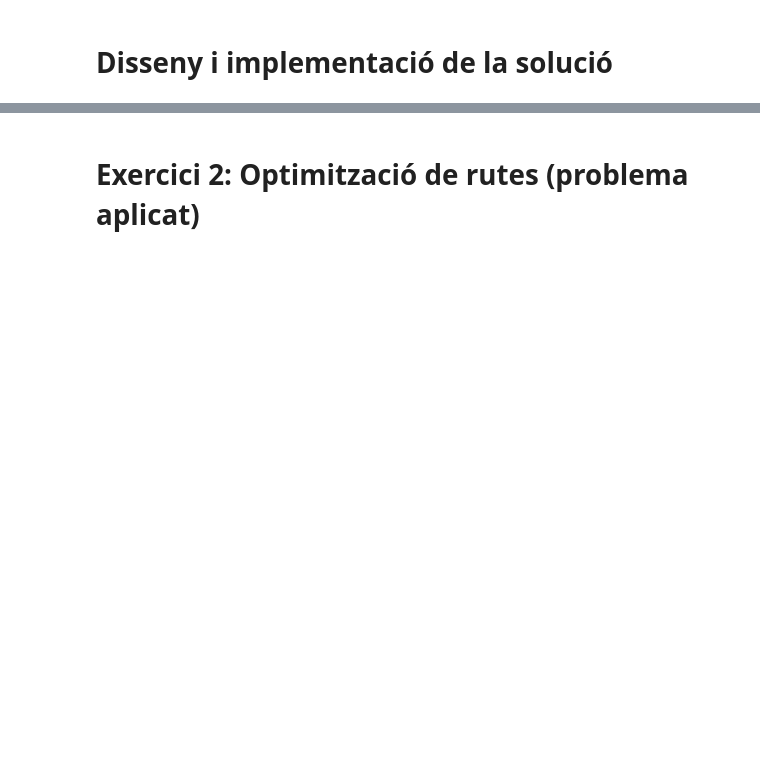
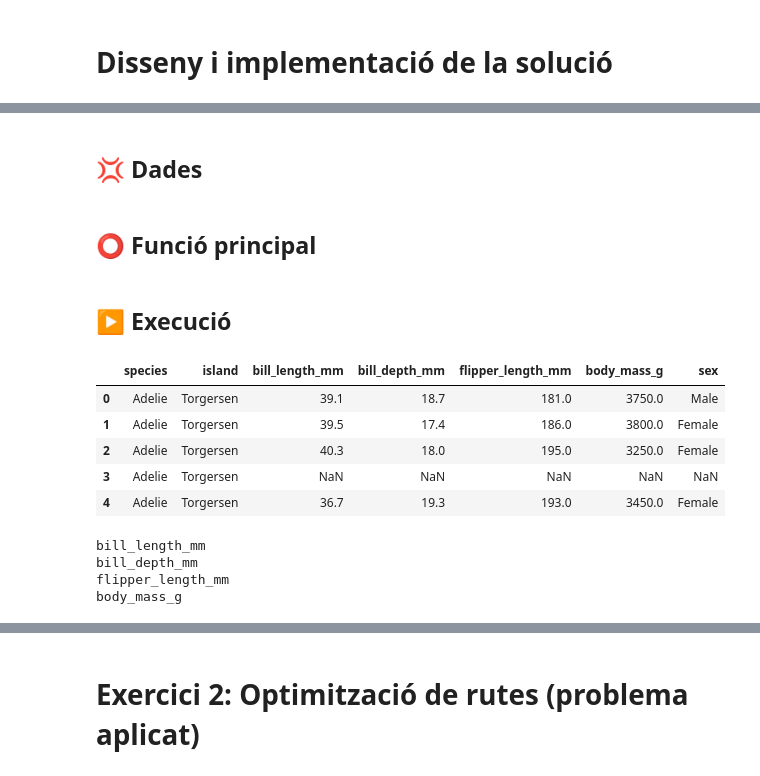
Before and after one commit to roser740/Data-Analytics, a Jupyter notebook: TASQUES S8/TS8_01_roser_carrera.ipynb, the cells around one changed output, grey strips where cells are left out. Saved outputs shown, nothing was run; the diff lists cells and outputs as text; code cells hidden in the pictures; blank space fills up the shorter version.

```diff
--- a/TASQUES S8/TS8_01_roser_carrera.ipynb
+++ b/TASQUES S8/TS8_01_roser_carrera.ipynb
@@ -1453,7 +1446,7 @@ Drive already mounted at /content/drive; to attempt to forcibly remount, call dr
 Un cop fet això ja podem guardar els fitxers a qualsevol carpeta del Drive.
 En el nostre cas els guardarem a la següent ruta:
 # %%
-path = '/content/drive/My Drive/Data_Analytics/'
+path_dades = '/content/drive/My Drive/Data_Analytics/dades/'
 # %% [markdown]
 ## 🧩 **Implementació de les funcions**
 # %% [markdown]
@@ -1544,0 +1527,55 @@ grup.plot.bar(x='Ciutat', y='Salari mensual')
+# %% [markdown]
+## 💢 **Dades**
+# %%
+path_grafics = '/content/drive/My Drive/Data_Analytics/gràfics/'
+# %% [markdown]
+## **⭕ Funció principal**
+# %%
+def crear_grafic (df, path):
+  for columna in df.columns:
+    if pd.api.types.is_numeric_dtype(df[columna]):
+      print(columna)
+      sns.histplot(data=df, x=columna)
+      plt.title(f"Distribució: {columna}")
+      plt.xlabel(columna)
+      plt.ylabel("Freqüència")
+    else:
+      valors = df[columna].value_counts()
+      sns.barplot(
+                x=valors.values,
+                y=valors.index,
+                palette="viridis",
+                hue=valors.index,
+                legend=False
+            )
+      plt.title(f"Recompte de: {columna}")
+      plt.xlabel("Recompte")
+      plt.ylabel("Categoria")
+
+    ruta = path + columna + '_grafic.png'
+    plt.savefig(ruta, dpi=300)
+    plt.close()
+# %% [markdown]
+## ▶ **Execució**
+# %%
+
+#import matplotlib.pyplot as plt
+
+# Cargar el dataset de pingüinos
+df = sns.load_dataset("penguins")
+
+
+# Ver las primeras filas
+display(df.head())
+crear_grafic(df, path_grafics)
+# %% [output]
+|  | species | island | bill_length_mm | bill_depth_mm | flipper_length_mm | body_mass_g | sex |
+| 0 | Adelie | Torgersen | 39.1 | 18.7 | 181.0 | 3750.0 | Male |
+| 1 | Adelie | Torgersen | 39.5 | 17.4 | 186.0 | 3800.0 | Female |
+| 2 | Adelie | Torgersen | 40.3 | 18.0 | 195.0 | 3250.0 | Female |
+| 3 | Adelie | Torgersen | NaN | NaN | NaN | NaN | NaN |
+| 4 | Adelie | Torgersen | 36.7 | 19.3 | 193.0 | 3450.0 | Female |
+bill_length_mm
+bill_depth_mm
+flipper_length_mm
+body_mass_g
```
Also changed, not shown: parts of 35 cells of this notebook.
